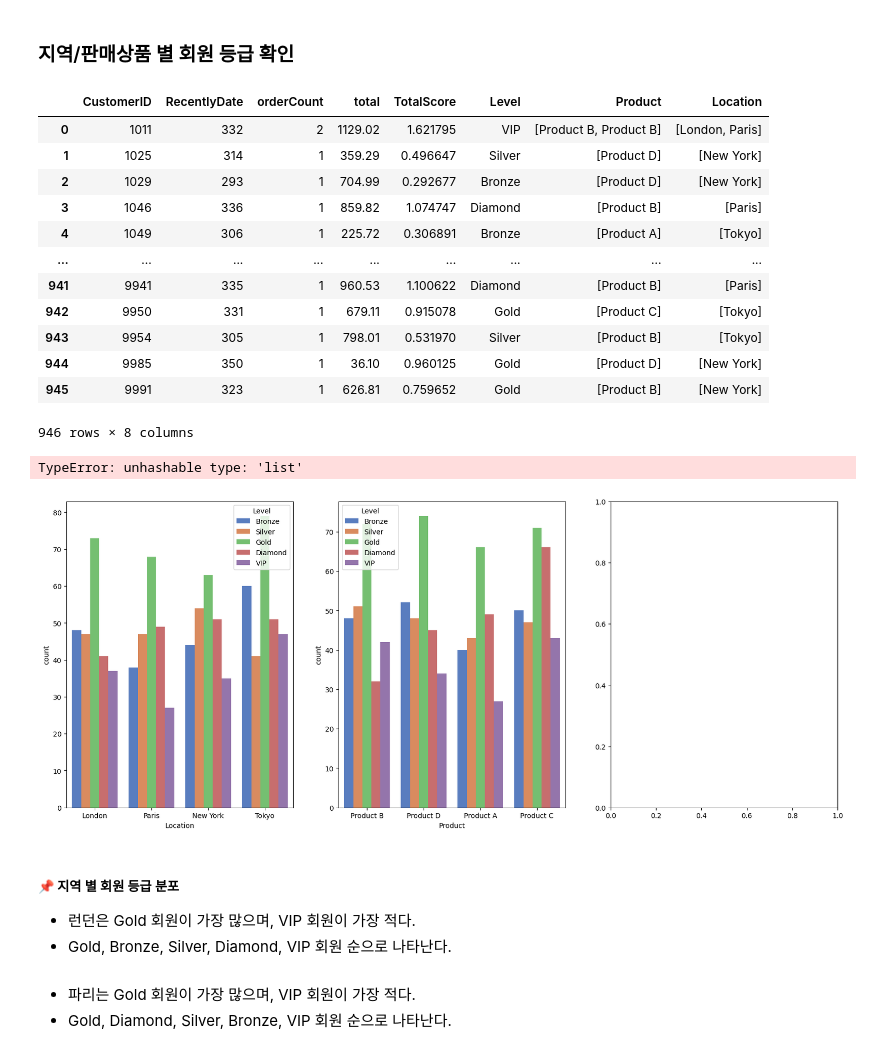
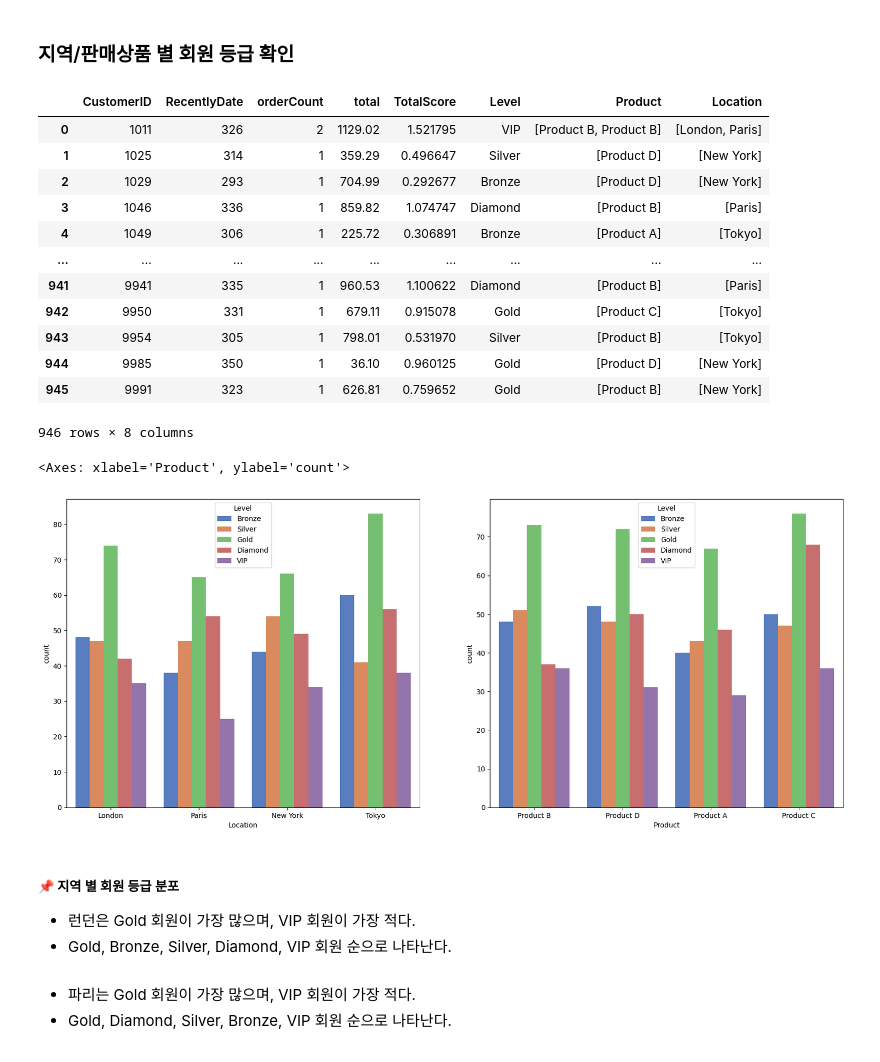
Before and after one commit to songseogyeong/study_data_analysis, a Jupyter notebook: d_rfm/b_RFM_task01.ipynb, the cells around one changed output. Saved outputs shown, nothing was run; the diff lists cells and outputs as text; code cells hidden in the pictures.

```diff
--- a/d_rfm/b_RFM_task01.ipynb
+++ b/d_rfm/b_RFM_task01.ipynb
@@ -151,7 +151,7 @@ co_df
 1000 rows × 6 columns
 # %%
 # 최근 구매 일자 확인
-new_df = co_df.groupby('CustomerID')['data'].max().reset_index(name='RecentlyDate')
+new_df = co_df.groupby('CustomerID')['data'].min().reset_index(name='RecentlyDate')
 new_df
 # %% [output]
 |  | CustomerID | RecentlyDate |
@@ -401,7 +405,7 @@ new_df['Product'] = new_df['Product'].str.split(', ')
 new_df
 # %% [output]
 |  | CustomerID | RecentlyDate | orderCount | total | TotalScore | Level | Product | Location |
-| 0 | 1011 | 332 | 2 | 1129.02 | 1.621795 | VIP | [Product B, Product B] | [London, Paris] |
+| 0 | 1011 | 326 | 2 | 1129.02 | 1.521795 | VIP | [Product B, Product B] | [London, Paris] |
 | 1 | 1025 | 314 | 1 | 359.29 | 0.496647 | Silver | [Product D] | [New York] |
 | 2 | 1029 | 293 | 1 | 704.99 | 0.292677 | Bronze | [Product D] | [New York] |
 | 3 | 1046 | 336 | 1 | 859.82 | 1.074747 | Diamond | [Product B] | [Paris] |
@@ -415,21 +419,19 @@ new_df
 946 rows × 8 columns
 # %%
 # 1행 1열 서브 플롯 만들기, 크기는 20x8
-fig, axes = plt.subplots(1, 3, figsize=(20, 8))
+fig, axes = plt.subplots(1, 2, figsize=(20, 8))
 
 # 범례
 order_columns = ['Bronze', 'Silver', 'Gold', 'Diamond', 'VIP']
-location_columns = ['London', 'Paris', 'New York', 'Tokyo']
 
 # 도식화 진행, 서브플롯 axes을 사용하여 그리기
 # x축 Location 데이터 사용, hue은 Level 데이터에 따라 색상 구분
 # explode을 사용하여 Location list 풀어주기, 색상 팔레트 muted, 범례 순서 지정
 sns.countplot(ax=axes[0], x='Location', hue='Level', data=new_df.explode('Location'), palette='muted', hue_order=order_columns)
 sns.countplot(ax=axes[1], x='Product', hue='Level', data=new_df.explode('Product'), palette='muted', hue_order=order_columns)
-sns.countplot(ax=axes[2], x='Product', hue='Location', data=new_df, palette='muted', hue_order=location_columns)
 # %% [output]
-TypeError: unhashable type: 'list'
+<Axes: xlabel='Product', ylabel='count'>
-[figure, old version]
+[figure, new version]
 # %% [markdown]
 ##### 📌 지역 별 회원 등급 분포
 - 런던은 Gold 회원이 가장 많으며, VIP 회원이 가장 적다.
```
Also changed, not shown: parts of 11 cells of this notebook, 2 other files.
